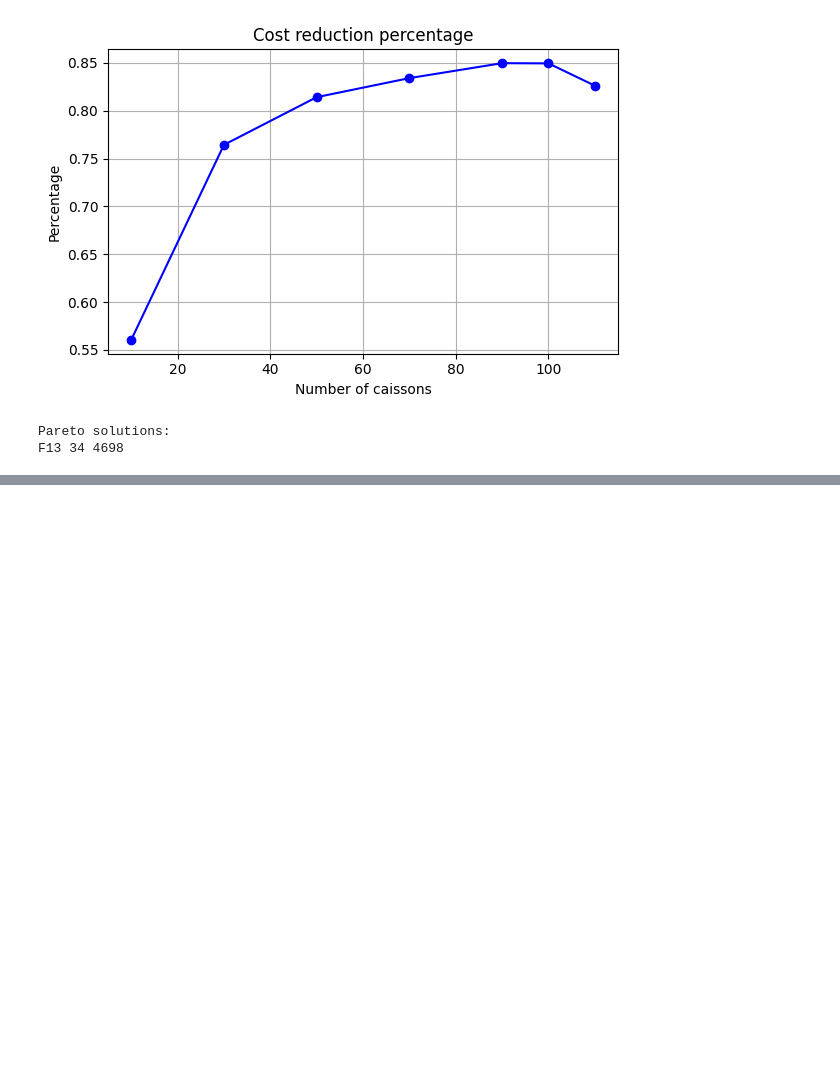
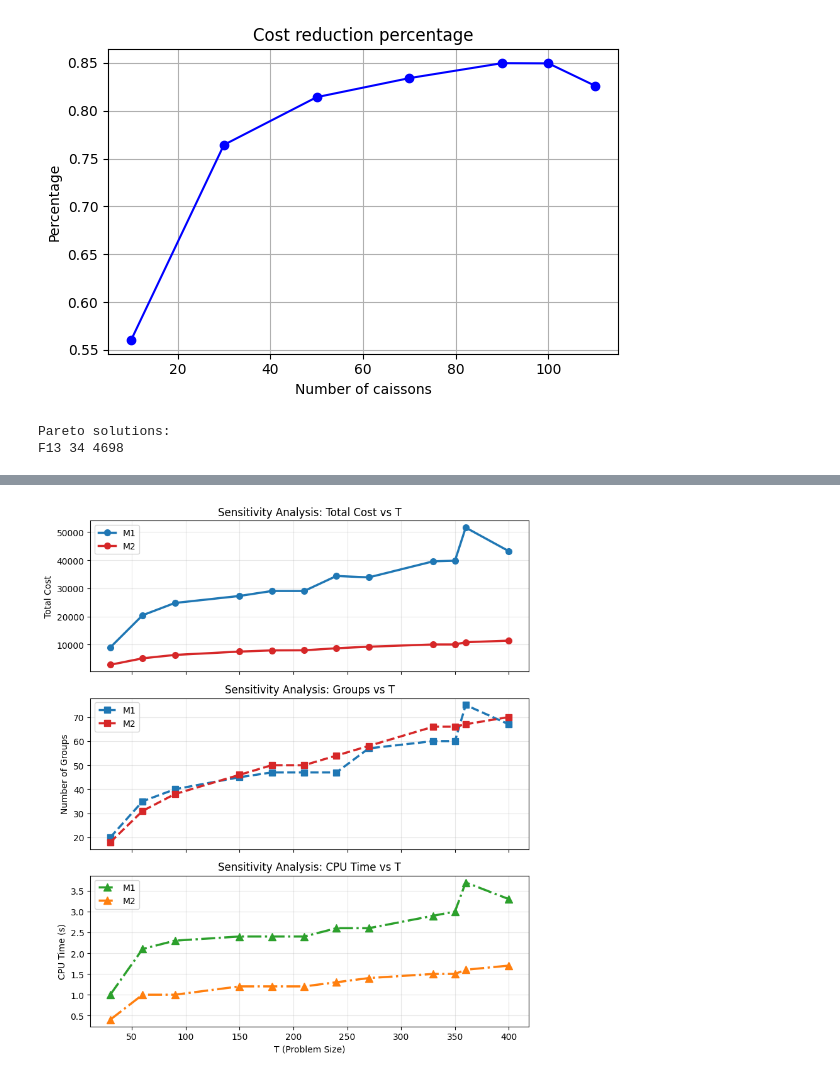
Before and after one commit to WenboWu322/RTE_SchedulingGrouping, a Jupyter notebook: Grouping_ObjCOST.ipynb, the cells around one changed output, grey strips where cells are left out. Drawn from its saved outputs; the diff is of its cells as text; code cells hidden in the pictures; blank space fills up the shorter version.

```diff
--- a/Grouping_ObjCOST.ipynb
+++ b/Grouping_ObjCOST.ipynb
@@ -1776,0 +1812,55 @@ plt.show()
+# %%
+# sensitivity analysis for problem size: T
+import matplotlib.pyplot as plt
+import numpy as np
+
+# ===== 数据 =====
+T = np.array([30, 60, 90, 150, 180, 210, 240, 270, 330, 350, 360, 400])
+
+# M1
+total_cost_M1 = np.array([8980, 20425, 24785, 27280, 29045, 29035, 34380, 33880, 39600, 39800, 51580, 43200])
+num_groups_M1 = np.array([20, 35, 40, 45, 47, 47, 47, 57, 60, 60, 75, 67])
+cpu_time_M1   = np.array([1.0, 2.1, 2.3, 2.4, 2.4, 2.4, 2.6, 2.6, 2.9, 3.0, 3.7, 3.3])
+
+# M2
+total_cost_M2 = np.array([2820, 5110, 6320, 7510, 7930, 7965, 8690, 9250, 10045, 10045, 10840, 11400])
+num_groups_M2 = np.array([18, 31, 38, 46, 50, 50, 54, 58, 66, 66, 67, 70])
+cpu_time_M2   = np.array([0.4, 1.0, 1.0, 1.2, 1.2, 1.2, 1.3, 1.4, 1.5, 1.5, 1.6, 1.7])
+
+plt.rcParams["font.family"] = "DejaVu Sans"
+
+# ===== 三个子图 =====
+fig, axes = plt.subplots(3, 1, figsize=(8, 9), sharex=True)
+
+# ========== 图1：Total Cost ==========
+axes[0].plot(T, total_cost_M1, "o-", color="#1f77b4", linewidth=2.5, markersize=7, label="M1")
+axes[0].plot(T, total_cost_M2, "o-", color="#d62728", linewidth=2.5, markersize=7, label="M2")
+axes[0].set_ylabel("Total Cost")
+axes[0].set_title("Sensitivity Analysis: Total Cost vs T")
+axes[0].legend(loc="upper left")
+axes[0].grid(True, alpha=0.3)
+
+# ========== 图2：Number of Groups ==========
+axes[1].plot(T, num_groups_M1, "s--", color="#1f77b4", linewidth=2.5, markersize=7, label="M1")
+axes[1].plot(T, num_groups_M2, "s--", color="#d62728", linewidth=2.5, markersize=7, label="M2")
+axes[1].set_ylabel("Number of Groups")
+axes[1].set_title("Sensitivity Analysis: Groups vs T")
+axes[1].legend(loc="upper left")
+axes[1].grid(True, alpha=0.3)
+
+# ========== 图3：CPU Time ==========
+axes[2].plot(T, cpu_time_M1, "^-.", color="#2ca02c", linewidth=2.5, markersize=8, label="M1")
+axes[2].plot(T, cpu_time_M2, "^-.", color="#ff7f0e", linewidth=2.5, markersize=8, label="M2")
+axes[2].set_xlabel("T (Problem Size)")
+axes[2].set_ylabel("CPU Time (s)")
+axes[2].set_title("Sensitivity Analysis: CPU Time vs T")
+axes[2].legend(loc="upper left")
+axes[2].grid(True, alpha=0.3)
+
+# 可选：CPU 对数轴看线性度
+# axes[2].set_yscale("log")
+
+plt.tight_layout()
+plt.show()
+# %% [output]
+[figure, added]
```
Also changed, not shown: parts of 17 cells of this notebook, 14 other files.
